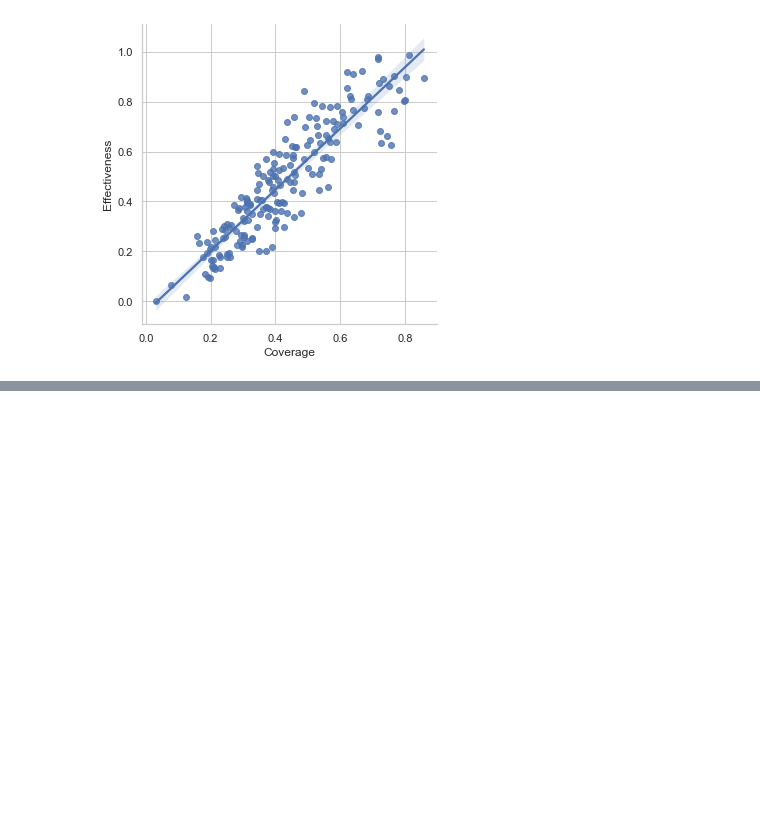
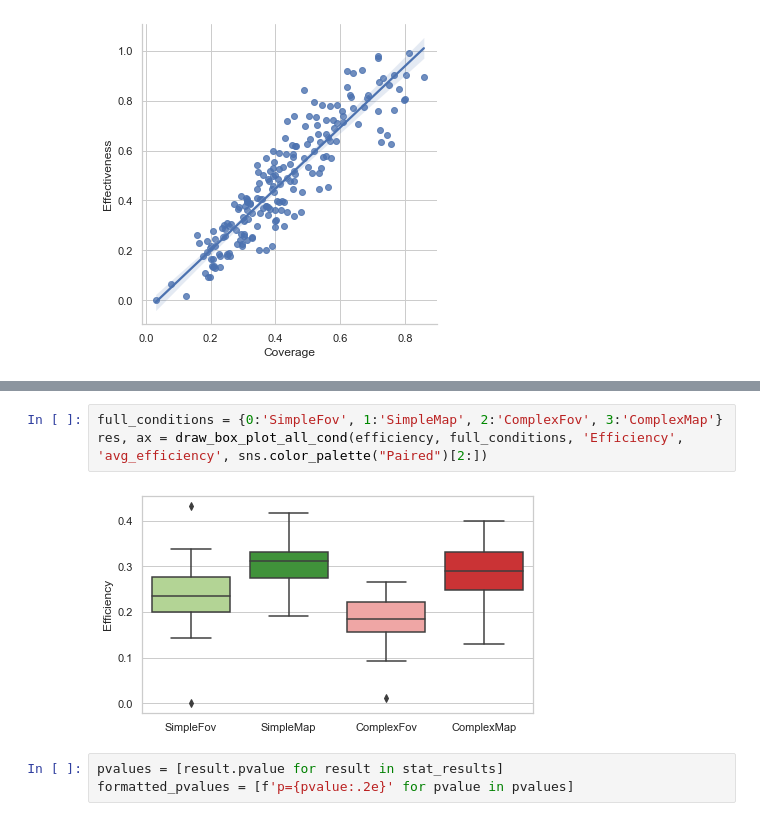
Before and after one commit to DDM-Lab/HumanExperimentMinimap, a Jupyter notebook: Analysis.ipynb, the cells around one changed output, grey strips where cells are left out. Saved outputs shown, nothing was run; the diff lists cells and outputs as text; blank space fills up the shorter version.

```diff
--- a/Analysis.ipynb
+++ b/Analysis.ipynb
@@ -902,0 +1044,8 @@ plt.savefig(f"{RES_DIR}/corr_effectiveness_coverage.png", bbox_inches='tight')
+# %%
+full_conditions = {0:'SimpleFov', 1:'SimpleMap', 2:'ComplexFov', 3:'ComplexMap'}
+res, ax = draw_box_plot_all_cond(efficiency, full_conditions, 'Efficiency', 'avg_efficiency', sns.color_palette("Paired")[2:])
+# %% [output]
+[figure, added]
+# %%
+pvalues = [result.pvalue for result in stat_results]
+formatted_pvalues = [f'p={pvalue:.2e}' for pvalue in pvalues]
```
Also changed, not shown: parts of 31 cells of this notebook, 8 other files.
